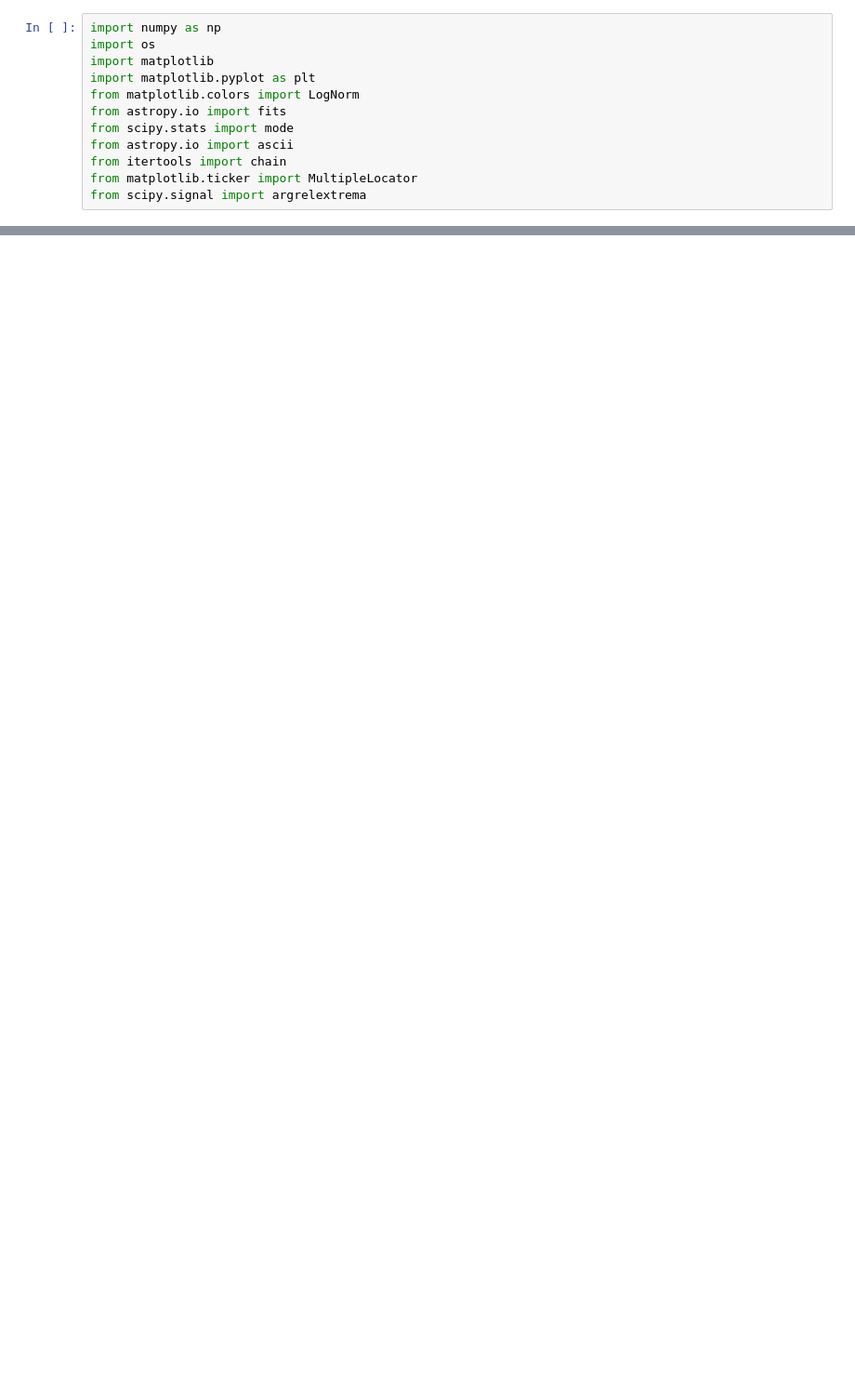
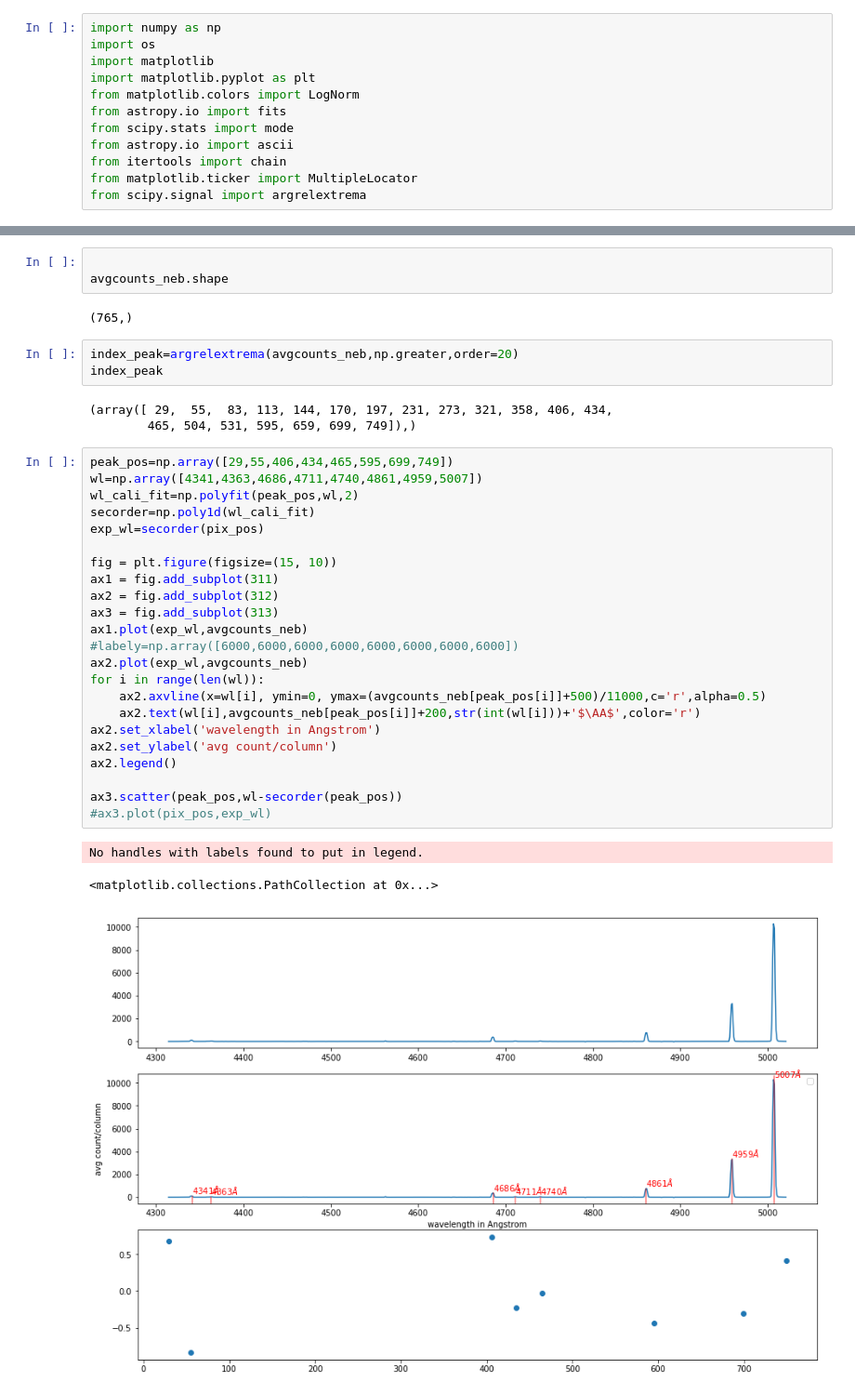
Before and after one commit to NMiklave/ast443-nyc, a Jupyter notebook: lab2/notebook/lab2_analysis.ipynb, the cells around one changed output, grey strips where cells are left out. Shown at 93% size. Drawn from its saved outputs; the diff is of its cells as text; blank space fills up the shorter version.

```diff
--- a/lab2/notebook/lab2_analysis.ipynb
+++ b/lab2/notebook/lab2_analysis.ipynb
@@ -300,0 +205,38 @@ Here are the wavelength-calibrated spectra for our wavelength setting. The verti
+# %%
+
+avgcounts_neb.shape
+# %% [output]
+(765,)
+# %%
+index_peak=argrelextrema(avgcounts_neb,np.greater,order=20)
+index_peak
+# %% [output]
+(array([ 29,  55,  83, 113, 144, 170, 197, 231, 273, 321, 358, 406, 434,
+        465, 504, 531, 595, 659, 699, 749]),)
+# %%
+peak_pos=np.array([29,55,406,434,465,595,699,749])
+wl=np.array([4341,4363,4686,4711,4740,4861,4959,5007])
+wl_cali_fit=np.polyfit(peak_pos,wl,2)
+secorder=np.poly1d(wl_cali_fit)
+exp_wl=secorder(pix_pos)
+
+fig = plt.figure(figsize=(15, 10))
+ax1 = fig.add_subplot(311)
+ax2 = fig.add_subplot(312)
+ax3 = fig.add_subplot(313)
+ax1.plot(exp_wl,avgcounts_neb)
+#labely=np.array([6000,6000,6000,6000,6000,6000,6000,6000])
+ax2.plot(exp_wl,avgcounts_neb)
+for i in range(len(wl)):
+    ax2.axvline(x=wl[i], ymin=0, ymax=(avgcounts_neb[peak_pos[i]]+500)/11000,c='r',alpha=0.5)
+    ax2.text(wl[i],avgcounts_neb[peak_pos[i]]+200,str(int(wl[i]))+'$\AA$',color='r')
+ax2.set_xlabel('wavelength in Angstrom')
+ax2.set_ylabel('avg count/column')
+ax2.legend()
+
+ax3.scatter(peak_pos,wl-secorder(peak_pos))
+#ax3.plot(pix_pos,exp_wl)
+# %% [output]
+No handles with labels found to put in legend.
+<matplotlib.collections.PathCollection at 0x...>
+[figure, added]
```
Also changed, not shown: parts of 14 cells of this notebook, 1 other file.
